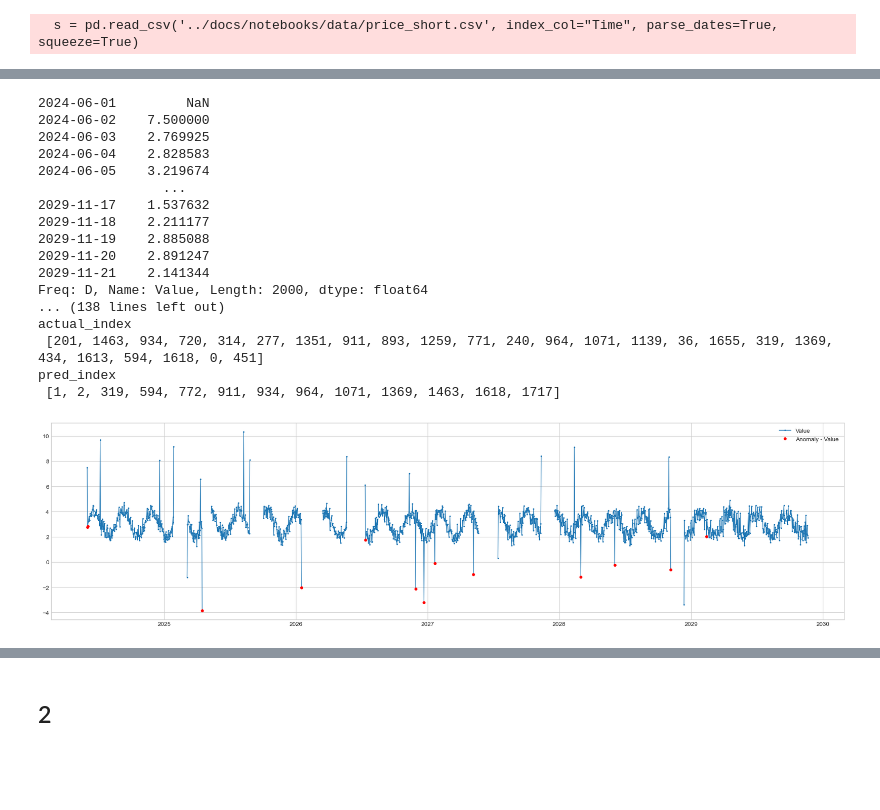
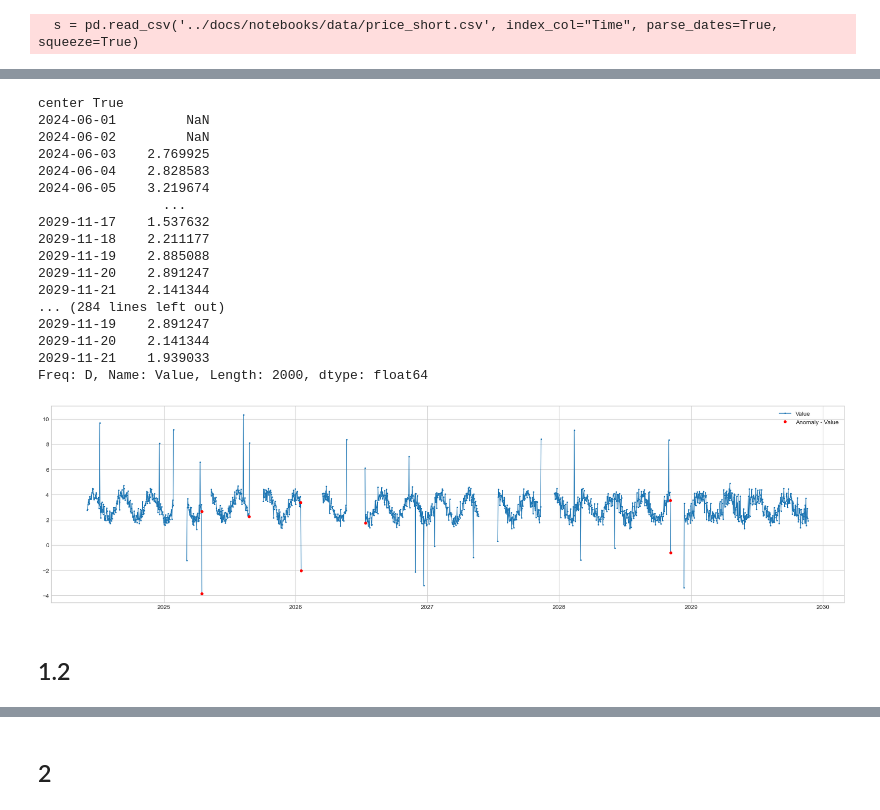
Before and after one commit to hzf125521/adtk, a Jupyter notebook: _test_adtk/类转函数_test.ipynb, the cells around one changed output, grey strips where cells are left out. Saved outputs shown, nothing was run; the diff lists cells and outputs as text; code cells hidden in the pictures; blank space fills up the shorter version.

```diff
--- a/_test_adtk/类转函数_test.ipynb
+++ b/_test_adtk/类转函数_test.ipynb
@@ -46,30 +46,28 @@ s = pd.DataFrame(data=s, index=timestamp_list, columns=['Value'])
 # %%
 from src.adtk.detector import PersistAD
 from src.adtk.visualization import plot
 # import matplotlib.pyplot as plt
-persist_ad = PersistAD(c=3.0, side='negative', min_periods = 1, window=3)
+persist_ad = PersistAD(c=4.0, side='negative', min_periods = 1, window=3, agg="median")
 anomalies = persist_ad.fit_detect(s)
 # plt.plot(s)
 plot(s, anomaly=anomalies, ts_linewidth=1, ts_markersize=3, anomaly_tag="marker", anomaly_color='red', figsize=(24,6));
 pred_index = anomalies.reset_index().index[anomalies['Value'] == True].tolist()
-print("actual_index", "\n", actual_index)
-print("pred_index", "\n", pred_index)
 # %% [output]
+center True
 2024-06-01         NaN
-2024-06-02    7.500000
+2024-06-02         NaN
 2024-06-03    2.769925
 2024-06-04    2.828583
 2024-06-05    3.219674
                 ...
 2029-11-17    1.537632
 2029-11-18    2.211177
 2029-11-19    2.885088
 2029-11-20    2.891247
 2029-11-21    2.141344
+... (284 lines left out)
+2029-11-19    2.891247
+2029-11-20    2.141344
+2029-11-21    1.939033
 Freq: D, Name: Value, Length: 2000, dtype: float64
-... (138 lines left out)
-actual_index
- [201, 1463, 934, 720, 314, 277, 1351, 911, 893, 1259, 771, 240, 964, 1071, 1139, 36, 1655, 319, 1369, 434, 1613, 594, 1618, 0, 451]
-pred_index
- [1, 2, 319, 594, 772, 911, 934, 964, 1071, 1369, 1463, 1618, 1717]
-[figure, old version]
+[figure, new version]
@@ -75,0 +77,2 @@ pred_index
+# %% [markdown]
+## 1.2
```
Also changed, not shown: parts of 10 cells of this notebook, 2 other files.
